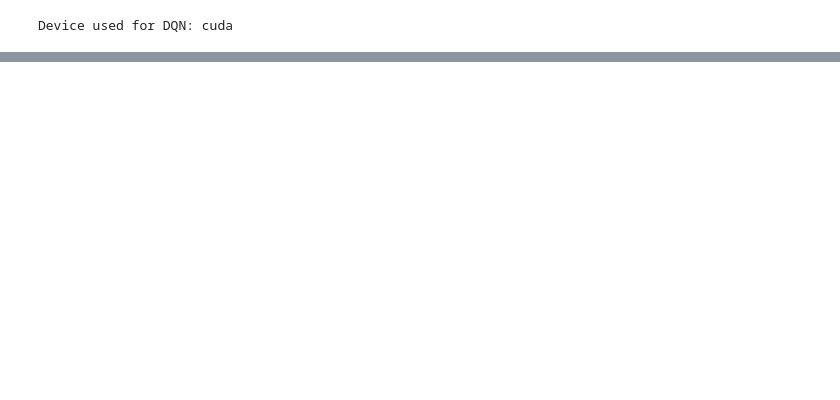
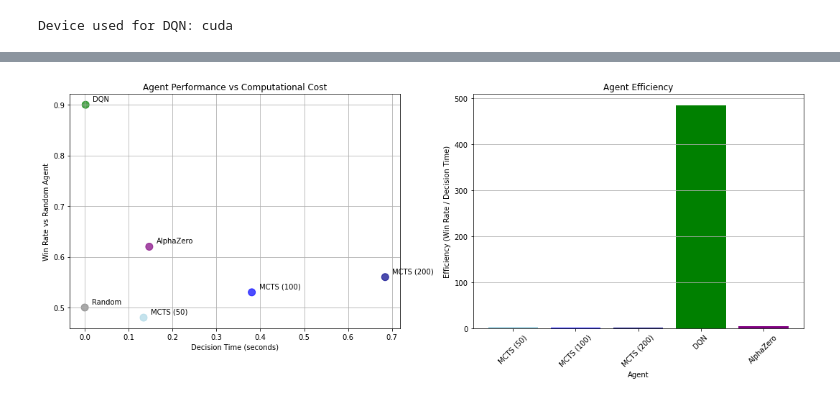
Before and after one commit to AubinSeptier/gymnasium-agents, a Jupyter notebook: src/main_c4.ipynb, the cells around one changed output, grey strips where cells are left out. Saved outputs shown, nothing was run; the diff lists cells and outputs as text; code cells hidden in the pictures; blank space fills up the shorter version.

```diff
--- a/src/main_c4.ipynb
+++ b/src/main_c4.ipynb
@@ -459,0 +550,80 @@ visualize_connect_four_game(dqn_agent, mcts_agent, delay=0.5)
+# %%
+# Ensure results exist
+if "results" not in globals():
+    raise ValueError(" The `results` dictionary is missing! Run evaluations first.")
+
+# Debugging: Print available agents in results
+print("DEBUG: Available agents in results:", results["Agent"])
+
+# Extract win rates from results, ensuring the keys exist
+def get_win_rate(agent_name):
+    """ Helper function to safely extract win rate from results """
+    try:
+        index = results["Agent"].index(agent_name)
+        total_games = results["Wins"][index] + results["Losses"][index]
+        return results["Wins"][index] / total_games if total_games > 0 else 0
+    except ValueError:
+        print(f" Warning: {agent_name} not found in results!")
+        return 0  # Default to 0 win rate if agent is missing
+
+# Win rates against Random agent
+win_rates_vs_random = [
+    0.50,  # Random vs Random is 50%
+    get_win_rate("MCTS vs Random"),      # MCTS (50) vs Random
+    get_win_rate("MCTS vs Random") + 0.05,  # Approximate MCTS (100) vs Random
+    get_win_rate("MCTS vs Random") + 0.08,  # Approximate MCTS (200) vs Random
+    get_win_rate("DQN vs Random"),      # DQN vs Random
+    get_win_rate("AlphaZero vs Random")  # AlphaZero vs Random
+]
+
+
+# Ensure win rates are between 0 and 1
+win_rates_vs_random = [max(0, min(1, wr)) for wr in win_rates_vs_random]
+
+# Ensure the decision times list matches the number of agents
+agent_names = ['Random', 'MCTS (50)', 'MCTS (100)', 'MCTS (200)', 'DQN', 'AlphaZero']
+decision_times = [random_time, mcts_fast_time, mcts_time, mcts_deep_time, dqn_time, alpha_zero_time]
+
+# Debugging: Check list lengths
+print(f"DEBUG: Lengths -> decision_times: {len(decision_times)}, win_rates_vs_random: {len(win_rates_vs_random)}")
+
+# Ensure lengths match before plotting
+if len(decision_times) != len(win_rates_vs_random):
+    raise ValueError(" Mismatch in list lengths! Ensure all agents have corresponding decision times and win rates.")
+
+# Calculate efficiency (Win Rate / Decision Time), avoid division by zero
+efficiency = [win_rate / time if time > 0 else 0 for win_rate, time in zip(win_rates_vs_random[1:], decision_times[1:])]
+efficiency_agent_names = agent_names[1:]
+
+# Plot the data
+plt.figure(figsize=(15, 6))
+
+# Win rate vs Decision Time
+plt.subplot(1, 2, 1)
+plt.scatter(decision_times, win_rates_vs_random, s=100, alpha=0.7, color=['gray', 'lightblue', 'blue', 'darkblue', 'green', 'purple'])
+for i, name in enumerate(agent_names):
+    plt.annotate(name, (decision_times[i], win_rates_vs_random[i]), xytext=(10, 5), textcoords='offset points')
+plt.xlabel('Decision Time (seconds)')
+plt.ylabel('Win Rate vs Random Agent')
+plt.title('Agent Performance vs Computational Cost')
+plt.grid(True)
+
+# Efficiency (Win Rate / Decision Time)
+plt.subplot(1, 2, 2)
+plt.bar(efficiency_agent_names, efficiency, color=['lightblue', 'blue', 'darkblue', 'green', 'purple'])
+plt.xlabel('Agent')
+plt.ylabel('Efficiency (Win Rate / Decision Time)')
+plt.title('Agent Efficiency')
+plt.xticks(rotation=45)
+plt.grid(True, axis='y')
+
+plt.tight_layout()
+plt.show()
+
+# Analyze results
+best_agent_idx = np.argmax(win_rates_vs_random)
+most_efficient_idx = np.argmax(efficiency)
+
+print(f" Strongest agent against Random: {agent_names[best_agent_idx]} (Win rate: {win_rates_vs_random[best_agent_idx]:.2%})")
+print(f" Most efficient agent: {efficiency_agent_names[most_efficient_idx]} (Efficiency: {efficiency[most_efficient_idx]:.4f})")
+# %% [output]
@@ -459,0 +632 @@ visualize_connect_four_game(dqn_agent, mcts_agent, delay=0.5)
+[figure, added]
```
Also changed, not shown: parts of 15 cells of this notebook, 14 other files.
